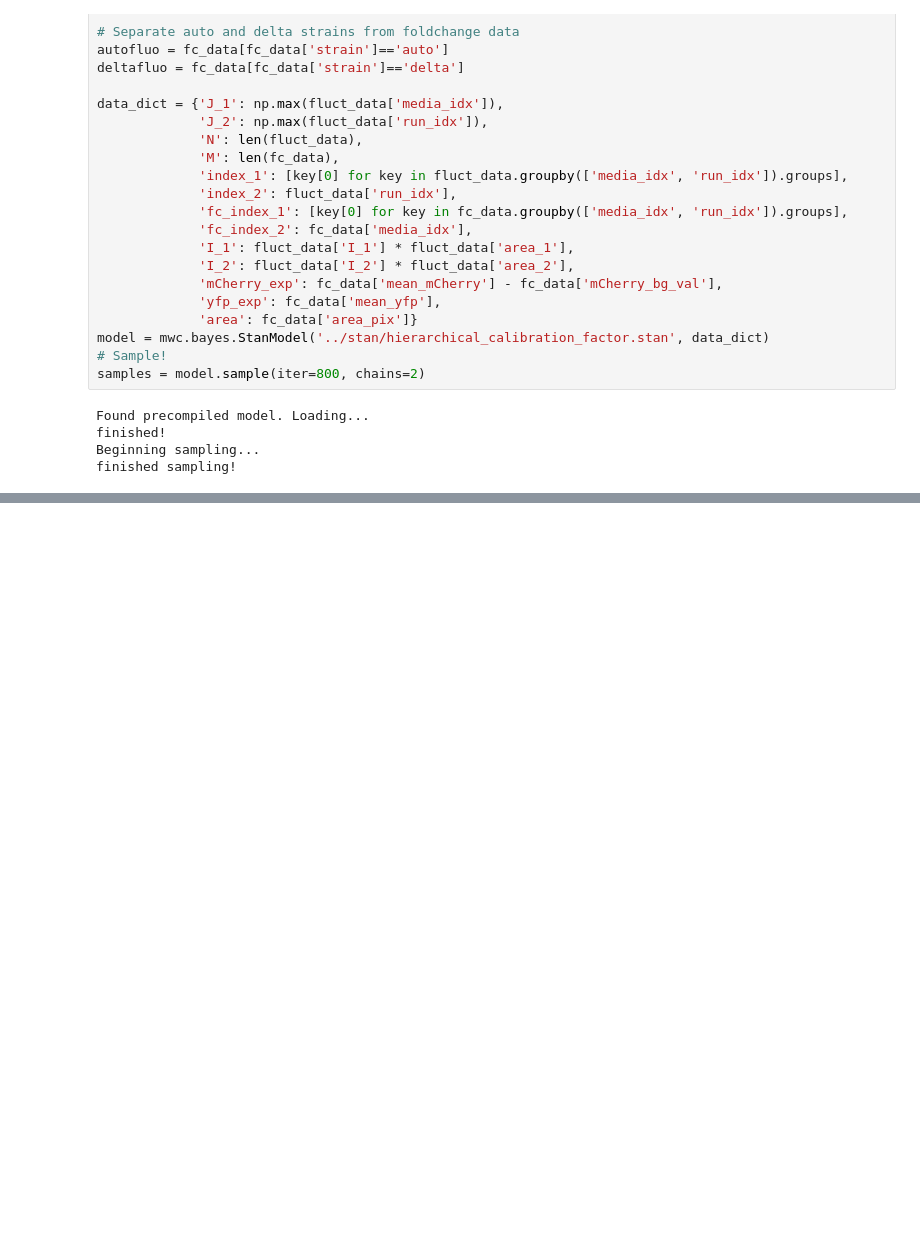
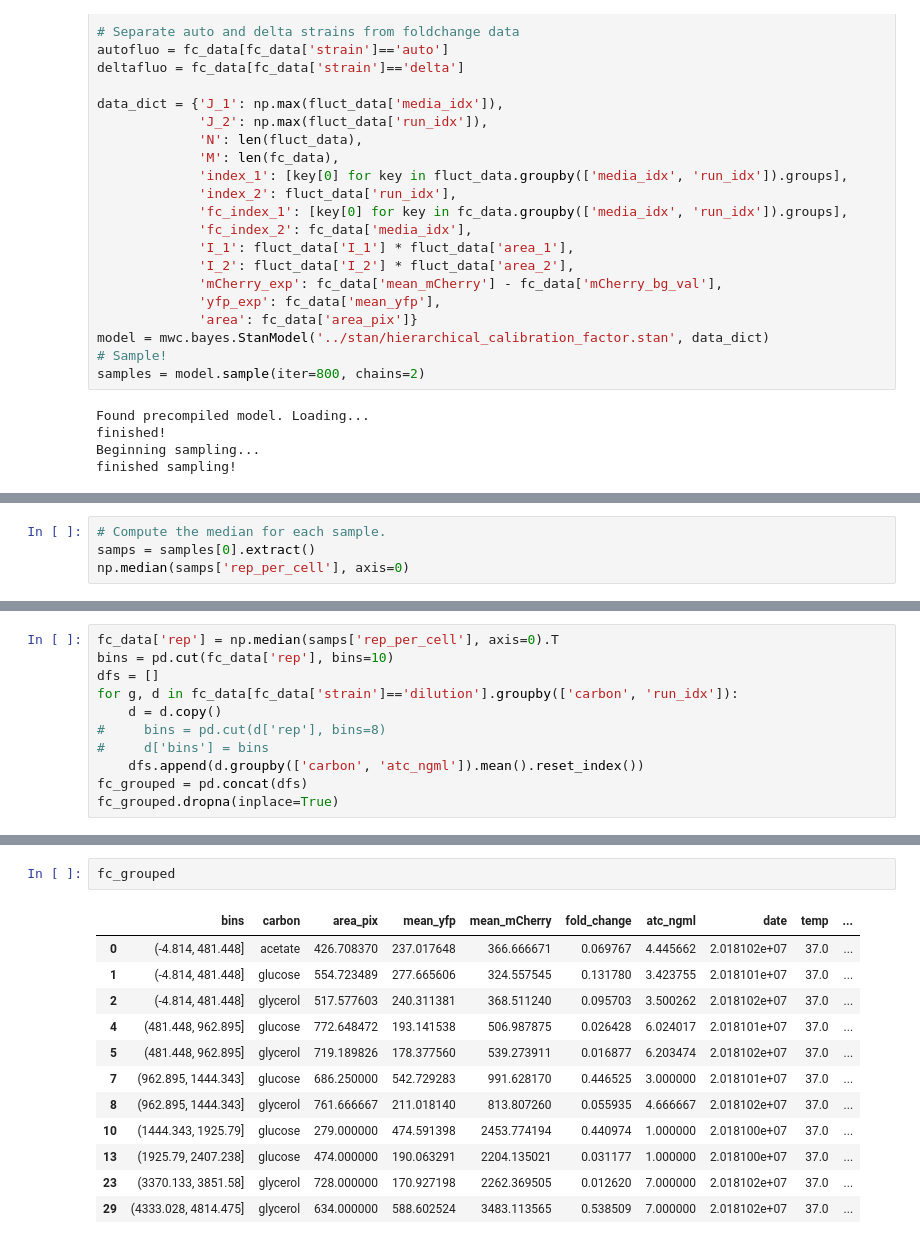
Before and after one commit to RPGroup-PBoC/mwc_growth, a Jupyter notebook: code/notebooks/microscopy_analysis.ipynb, the cells around one changed output, grey strips where cells are left out. Saved outputs shown, nothing was run; the diff lists cells and outputs as text; blank space fills up the shorter version.

```diff
--- a/code/notebooks/microscopy_analysis.ipynb
+++ b/code/notebooks/microscopy_analysis.ipynb
@@ -101,0 +96,4 @@ model.traceplot(varnames=['alpha_1', 'alpha_2'])
+# %%
+# Compute the median for each sample.
+samps = samples[0].extract()
+np.median(samps['rep_per_cell'], axis=0)
@@ -101,0 +102,11 @@ model.traceplot(varnames=['alpha_1', 'alpha_2'])
+# %%
+fc_data['rep'] = np.median(samps['rep_per_cell'], axis=0).T
+bins = pd.cut(fc_data['rep'], bins=10)
+dfs = []
+for g, d in fc_data[fc_data['strain']=='dilution'].groupby(['carbon', 'run_idx']):
+    d = d.copy()
+#     bins = pd.cut(d['rep'], bins=8)
+#     d['bins'] = bins
+    dfs.append(d.groupby(['carbon', 'atc_ngml']).mean().reset_index())
+fc_grouped = pd.concat(dfs)
+fc_grouped.dropna(inplace=True)
@@ -101,0 +132,15 @@ model.traceplot(varnames=['alpha_1', 'alpha_2'])
+# %%
+fc_grouped
+# %% [output]
+|  | bins | carbon | area_pix | mean_yfp | mean_mCherry | fold_change | atc_ngml | date | temp | ... |
+| 0 | (-4.814, 481.448] | acetate | 426.708370 | 237.017648 | 366.666671 | 0.069767 | 4.445662 | 2.018102e+07 | 37.0 | ... |
+| 1 | (-4.814, 481.448] | glucose | 554.723489 | 277.665606 | 324.557545 | 0.131780 | 3.423755 | 2.018101e+07 | 37.0 | ... |
+| 2 | (-4.814, 481.448] | glycerol | 517.577603 | 240.311381 | 368.511240 | 0.095703 | 3.500262 | 2.018102e+07 | 37.0 | ... |
+| 4 | (481.448, 962.895] | glucose | 772.648472 | 193.141538 | 506.987875 | 0.026428 | 6.024017 | 2.018101e+07 | 37.0 | ... |
+| 5 | (481.448, 962.895] | glycerol | 719.189826 | 178.377560 | 539.273911 | 0.016877 | 6.203474 | 2.018102e+07 | 37.0 | ... |
+| 7 | (962.895, 1444.343] | glucose | 686.250000 | 542.729283 | 991.628170 | 0.446525 | 3.000000 | 2.018101e+07 | 37.0 | ... |
+| 8 | (962.895, 1444.343] | glycerol | 761.666667 | 211.018140 | 813.807260 | 0.055935 | 4.666667 | 2.018102e+07 | 37.0 | ... |
+| 10 | (1444.343, 1925.79] | glucose | 279.000000 | 474.591398 | 2453.774194 | 0.440974 | 1.000000 | 2.018100e+07 | 37.0 | ... |
+| 13 | (1925.79, 2407.238] | glucose | 474.000000 | 190.063291 | 2204.135021 | 0.031177 | 1.000000 | 2.018100e+07 | 37.0 | ... |
+| 23 | (3370.133, 3851.58] | glycerol | 728.000000 | 170.927198 | 2262.369505 | 0.012620 | 7.000000 | 2.018102e+07 | 37.0 | ... |
+| 29 | (4333.028, 4814.475] | glycerol | 634.000000 | 588.602524 | 3483.113565 | 0.538509 | 7.000000 | 2.018102e+07 | 37.0 | ... |
```
Also changed, not shown: parts of 5 cells of this notebook, 7 other files.
